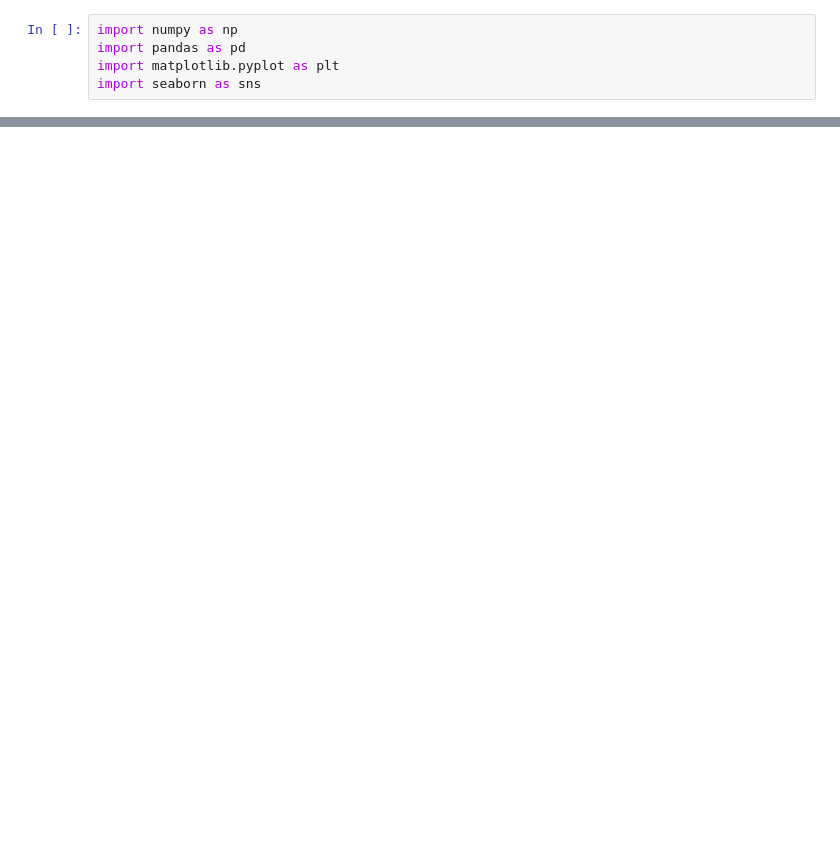
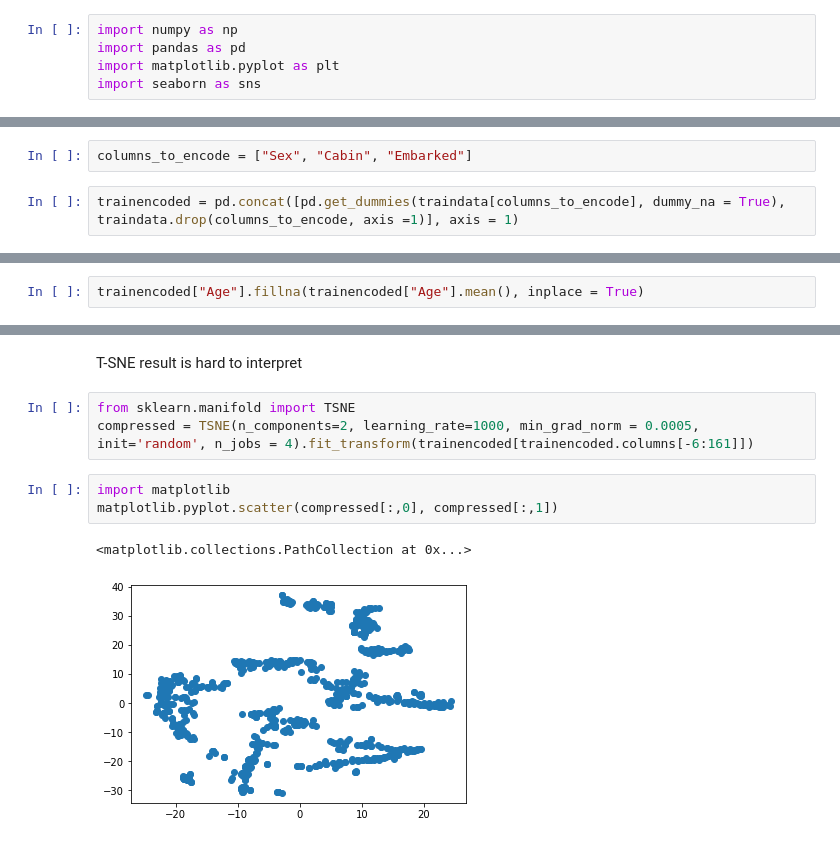
Before and after one commit to dolium/ml_course_project_bogdan_salyp, a Jupyter notebook: titanic_model.ipynb, the cells around one changed output, grey strips where cells are left out. Drawn from its saved outputs; the diff is of its cells as text; blank space fills up the shorter version.

Commit message:
Data encoding, NaN handling and feature importances analysis

```diff
--- a/titanic_model.ipynb
+++ b/titanic_model.ipynb
@@ -39,0 +53,4 @@ Successfully installed pip-22.0.4
+# %%
+columns_to_encode = ["Sex", "Cabin", "Embarked"]
+# %%
+trainencoded = pd.concat([pd.get_dummies(traindata[columns_to_encode], dummy_na = True), traindata.drop(columns_to_encode, axis =1)], axis = 1)
@@ -39,0 +89,2 @@ Successfully installed pip-22.0.4
+# %%
+trainencoded["Age"].fillna(trainencoded["Age"].mean(), inplace = True)
@@ -39,0 +101,12 @@ Successfully installed pip-22.0.4
+# %% [markdown]
+T-SNE result is hard to interpret
+# %%
+from sklearn.manifold import TSNE
+compressed = TSNE(n_components=2, learning_rate=1000, min_grad_norm = 0.0005,
+init='random', n_jobs = 4).fit_transform(trainencoded[trainencoded.columns[-6:161]])
+# %%
+import matplotlib
+matplotlib.pyplot.scatter(compressed[:,0], compressed[:,1])
+# %% [output]
+<matplotlib.collections.PathCollection at 0x...>
+[figure, added]
```
Also changed, not shown: parts of 25 cells of this notebook, 2 other files.
